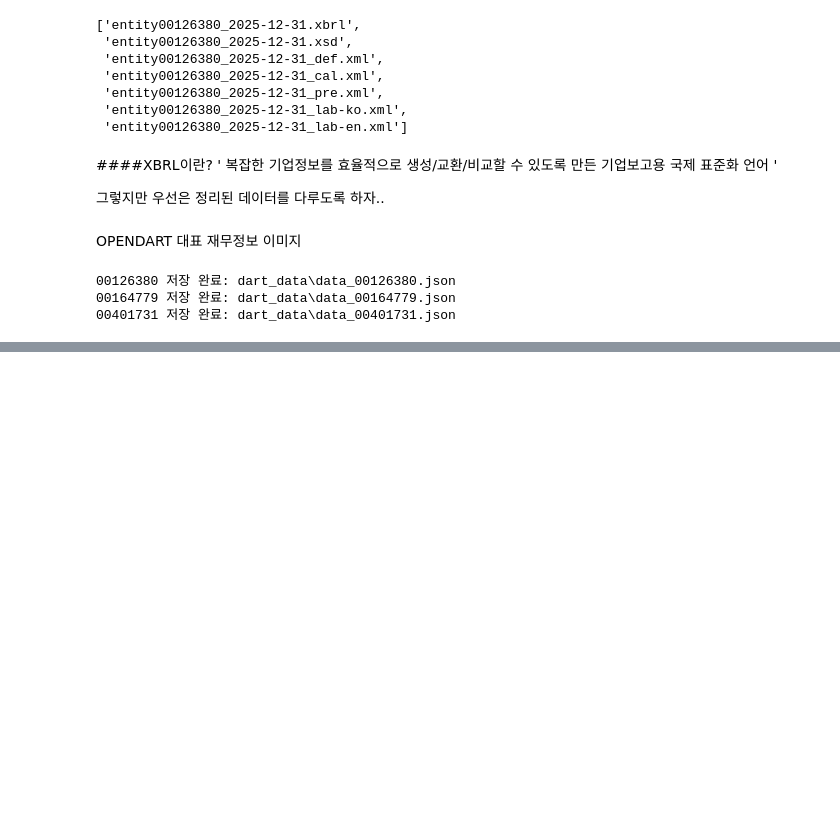
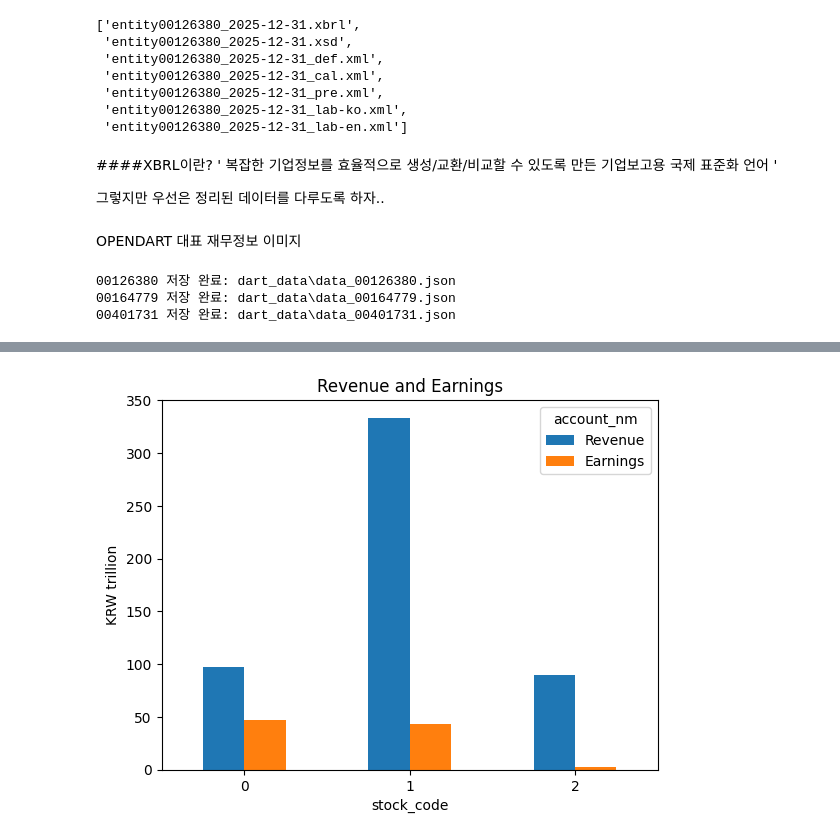
Before and after one commit to daonkim462/FinanceSeminar, a Jupyter notebook: Finance_seminar.ipynb, the cells around one changed output, grey strips where cells are left out. Drawn from its saved outputs; the diff is of its cells as text; code cells hidden in the pictures; blank space fills up the shorter version.

```diff
--- a/Finance_seminar.ipynb
+++ b/Finance_seminar.ipynb
@@ -139,0 +299,4 @@ for corp_code in corp_codes:
+# %%
+summary["영업이익률"] = summary["영업이익"] / summary["매출액"] * 100
+
+summary
@@ -139,0 +309,13 @@ for corp_code in corp_codes:
+# %%
+summary = summary.reset_index()
+
+summary = summary[
+    [
+        "stock_code",
+        "매출액",
+        "영업이익",
+        "영업이익률"
+    ]
+]
+
+summary
@@ -139,0 +336,4 @@ for corp_code in corp_codes:
+# %%
+margin_series = summary.set_index("stock_code")["영업이익률"]
+
+margin_series
@@ -139,0 +348,5 @@ for corp_code in corp_codes:
+# %%
+summary["Revenue"] = summary["매출액"] / 1_0000_0000_0000
+summary["Earnings"] = summary["영업이익"] / 1_0000_0000_0000
+
+summary
@@ -139,0 +358,19 @@ for corp_code in corp_codes:
+# %%
+import matplotlib.pyplot as plt
+
+plot_df = summary[
+    [
+        "Revenue",
+        "Earnings"
+    ]
+]
+
+plot_df.plot(kind="bar")
+
+plt.title("Revenue and Earnings")
+plt.xlabel("stock_code")
+plt.ylabel("KRW trillion")
+plt.xticks(rotation=0)
+plt.show()
+# %% [output]
+[figure, added]
```
Also changed, not shown: parts of 26 cells of this notebook, 3 other files.
